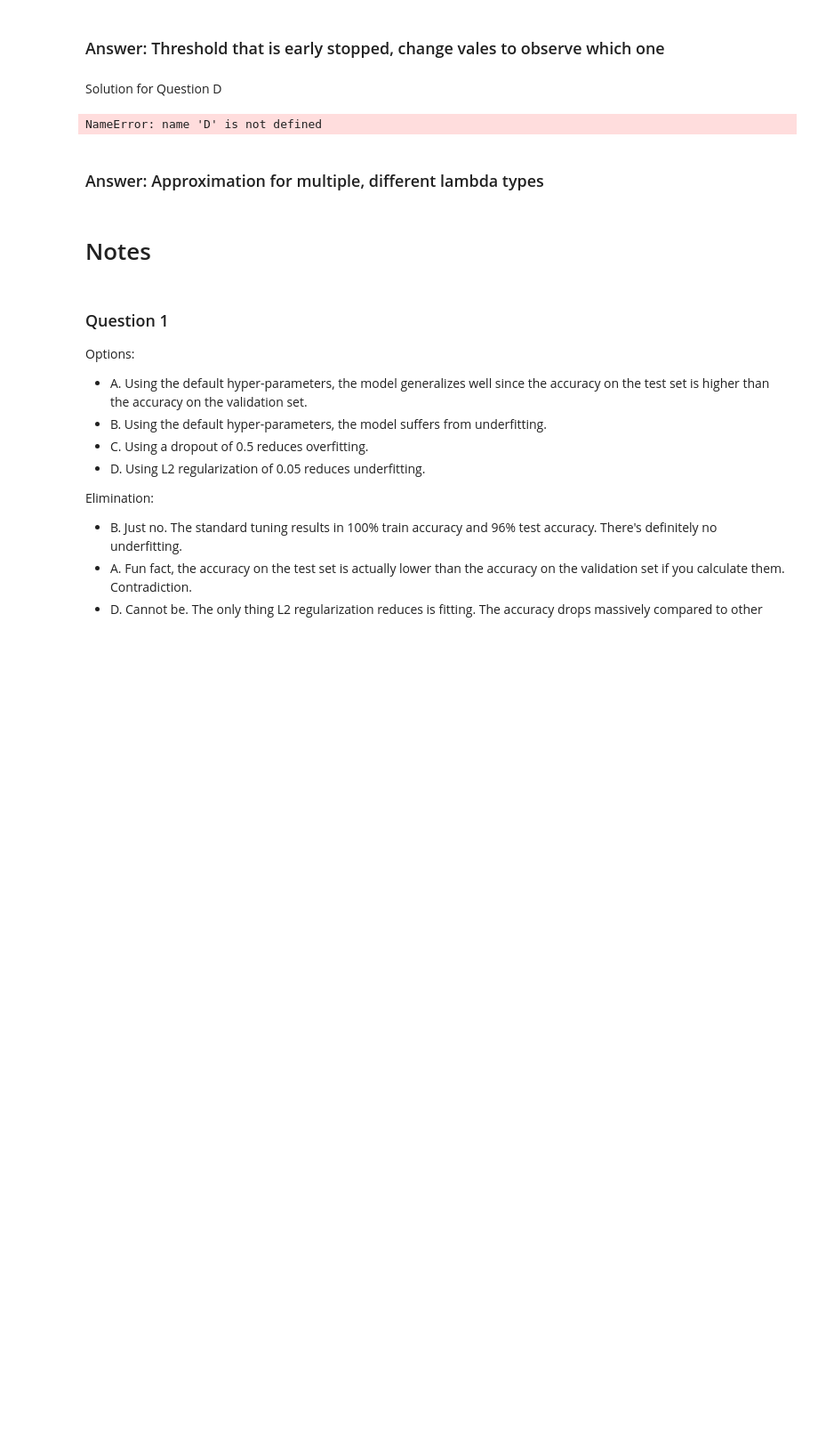
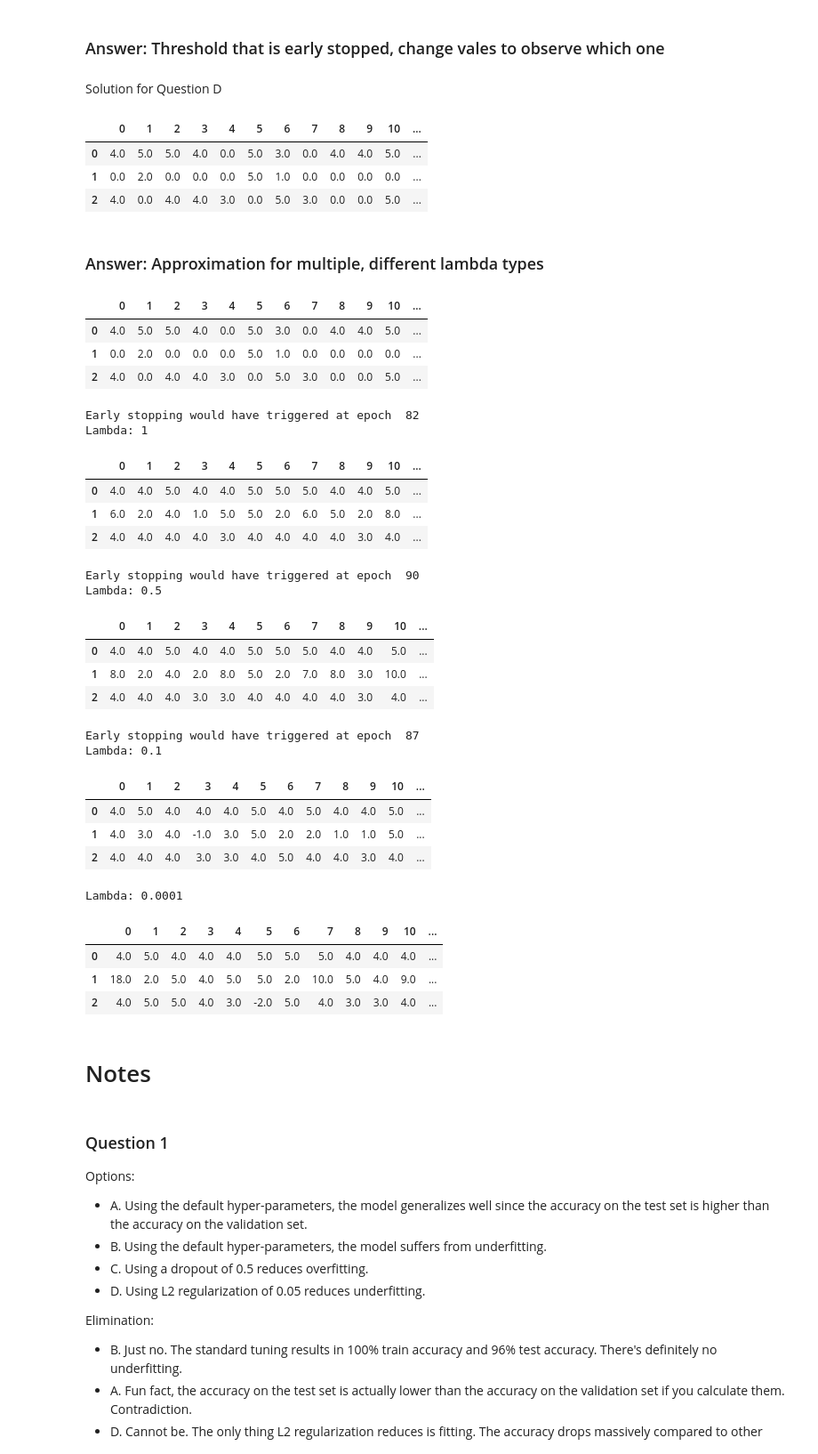
Before and after one commit to AndreiBardac/DataMiners, a Jupyter notebook: HW3/Homework3_2IIG0_2022_23.ipynb, the cells around one changed output. Shown: that part at 89% size. Cells and saved outputs as stored; diff of their text form; code cells hidden in the pictures; blank space fills up the shorter version.

```diff
--- a/HW3/Homework3_2IIG0_2022_23.ipynb
+++ b/HW3/Homework3_2IIG0_2022_23.ipynb
@@ -500,5 +545,5 @@ FileNotFoundError: [Errno 2] File ml-latest-small/movies.csv does not exist: 'ml
 # %%
 # lets explore ratings.CSV
-ratings=pd.read_csv('ml-latest-small/ratings.csv',sep=',')
+ratings=pd.read_csv('ratings.csv',sep=',')
 ratings.head()
 # %% [output]
@@ -573,6 +676,11 @@ Solution for Question A
 # %%
+from copy import deepcopy
+
 mseo = []
+mseo_early_stopping = []
+
 def completionOfMatrix(D,r,t_max,l):
+    early_stopped = False
     early_epoch = 1
     n = D.shape[0]
     d = D.shape[1]
@@ -591,10 +699,17 @@ def completionOfMatrix(D,r,t_max,l):
                 Y = computeYi(D,i,O_yi,X,Y,l,n,r)
         MSEO = 1/card_O * np.linalg.norm(D - O*(Y@X.T))**2
         mseo.append(MSEO)
+
+        # Early stopping
         if t > 1:
             relative_change = abs(MSEO - mseo[-2])
         if (relative_change>relative_change_threshold) and early_epoch == 1:
             early_epoch = t
+        if not early_stopped and relative_change < relative_change_threshold:
+            early_stopped = True
+            print("Early stopping would have triggered at epoch ", t)
+            mseo_early_stopping = deepcopy(mseo)
+
         t += 1
     return X,Y,early_epoch
 
@@ -617,12 +735,20 @@ Solution for Question D
 selected_batch = pd.DataFrame(D[:3])
 selected_batch
 # %% [output]
-NameError: name 'D' is not defined
+|  | 0 | 1 | 2 | 3 | 4 | 5 | 6 | 7 | 8 | 9 | 10 | ... |
+| 0 | 4.0 | 5.0 | 5.0 | 4.0 | 0.0 | 5.0 | 3.0 | 0.0 | 4.0 | 4.0 | 5.0 | ... |
+| 1 | 0.0 | 2.0 | 0.0 | 0.0 | 0.0 | 5.0 | 1.0 | 0.0 | 0.0 | 0.0 | 0.0 | ... |
+| 2 | 4.0 | 0.0 | 4.0 | 4.0 | 3.0 | 0.0 | 5.0 | 3.0 | 0.0 | 0.0 | 5.0 | ... |
 # %% [markdown]
 ### Answer: Approximation for multiple, different lambda types
 # %%
 selected_batch = pd.DataFrame(D[:3])
 selected_batch
+# %% [output]
+|  | 0 | 1 | 2 | 3 | 4 | 5 | 6 | 7 | 8 | 9 | 10 | ... |
+| 0 | 4.0 | 5.0 | 5.0 | 4.0 | 0.0 | 5.0 | 3.0 | 0.0 | 4.0 | 4.0 | 5.0 | ... |
+| 1 | 0.0 | 2.0 | 0.0 | 0.0 | 0.0 | 5.0 | 1.0 | 0.0 | 0.0 | 0.0 | 0.0 | ... |
+| 2 | 4.0 | 0.0 | 4.0 | 4.0 | 3.0 | 0.0 | 5.0 | 3.0 | 0.0 | 0.0 | 5.0 | ... |
 # %%
 def approximator(df):
     df = np.round(df, 0)
@@ -630,10 +756,35 @@ def approximator(df):
 # %%
 lambdas = [1, 0.5, 0.1, 0.0001]
 results = {}
 for i in lambdas:
     X,Y,early_epoch = completionOfMatrix(D,r=5,t_max=100,l = i)
     matrix = pd.DataFrame(Y[:3]@X.T)
-    print(approximator(matrix))
+    print(f"Lambda: {i}")
+    display(approximator(matrix))
+# %% [output]
+Early stopping would have triggered at epoch  82
+Lambda: 1
+|  | 0 | 1 | 2 | 3 | 4 | 5 | 6 | 7 | 8 | 9 | 10 | ... |
+| 0 | 4.0 | 4.0 | 5.0 | 4.0 | 4.0 | 5.0 | 5.0 | 5.0 | 4.0 | 4.0 | 5.0 | ... |
+| 1 | 6.0 | 2.0 | 4.0 | 1.0 | 5.0 | 5.0 | 2.0 | 6.0 | 5.0 | 2.0 | 8.0 | ... |
+| 2 | 4.0 | 4.0 | 4.0 | 4.0 | 3.0 | 4.0 | 4.0 | 4.0 | 4.0 | 3.0 | 4.0 | ... |
+Early stopping would have triggered at epoch  90
+Lambda: 0.5
+|  | 0 | 1 | 2 | 3 | 4 | 5 | 6 | 7 | 8 | 9 | 10 | ... |
+| 0 | 4.0 | 4.0 | 5.0 | 4.0 | 4.0 | 5.0 | 5.0 | 5.0 | 4.0 | 4.0 | 5.0 | ... |
+| 1 | 8.0 | 2.0 | 4.0 | 2.0 | 8.0 | 5.0 | 2.0 | 7.0 | 8.0 | 3.0 | 10.0 | ... |
+| 2 | 4.0 | 4.0 | 4.0 | 3.0 | 3.0 | 4.0 | 4.0 | 4.0 | 4.0 | 3.0 | 4.0 | ... |
+Early stopping would have triggered at epoch  87
+Lambda: 0.1
+|  | 0 | 1 | 2 | 3 | 4 | 5 | 6 | 7 | 8 | 9 | 10 | ... |
+| 0 | 4.0 | 5.0 | 4.0 | 4.0 | 4.0 | 5.0 | 4.0 | 5.0 | 4.0 | 4.0 | 5.0 | ... |
+| 1 | 4.0 | 3.0 | 4.0 | -1.0 | 3.0 | 5.0 | 2.0 | 2.0 | 1.0 | 1.0 | 5.0 | ... |
+| 2 | 4.0 | 4.0 | 4.0 | 3.0 | 3.0 | 4.0 | 5.0 | 4.0 | 4.0 | 3.0 | 4.0 | ... |
+Lambda: 0.0001
+|  | 0 | 1 | 2 | 3 | 4 | 5 | 6 | 7 | 8 | 9 | 10 | ... |
+| 0 | 4.0 | 5.0 | 4.0 | 4.0 | 4.0 | 5.0 | 5.0 | 5.0 | 4.0 | 4.0 | 4.0 | ... |
+| 1 | 18.0 | 2.0 | 5.0 | 4.0 | 5.0 | 5.0 | 2.0 | 10.0 | 5.0 | 4.0 | 9.0 | ... |
+| 2 | 4.0 | 5.0 | 5.0 | 4.0 | 3.0 | -2.0 | 5.0 | 4.0 | 3.0 | 3.0 | 4.0 | ... |
 # %% [markdown]
 # Notes
 # %% [markdown]
```
Also changed, not shown: parts of 24 cells of this notebook, 1 other file.
